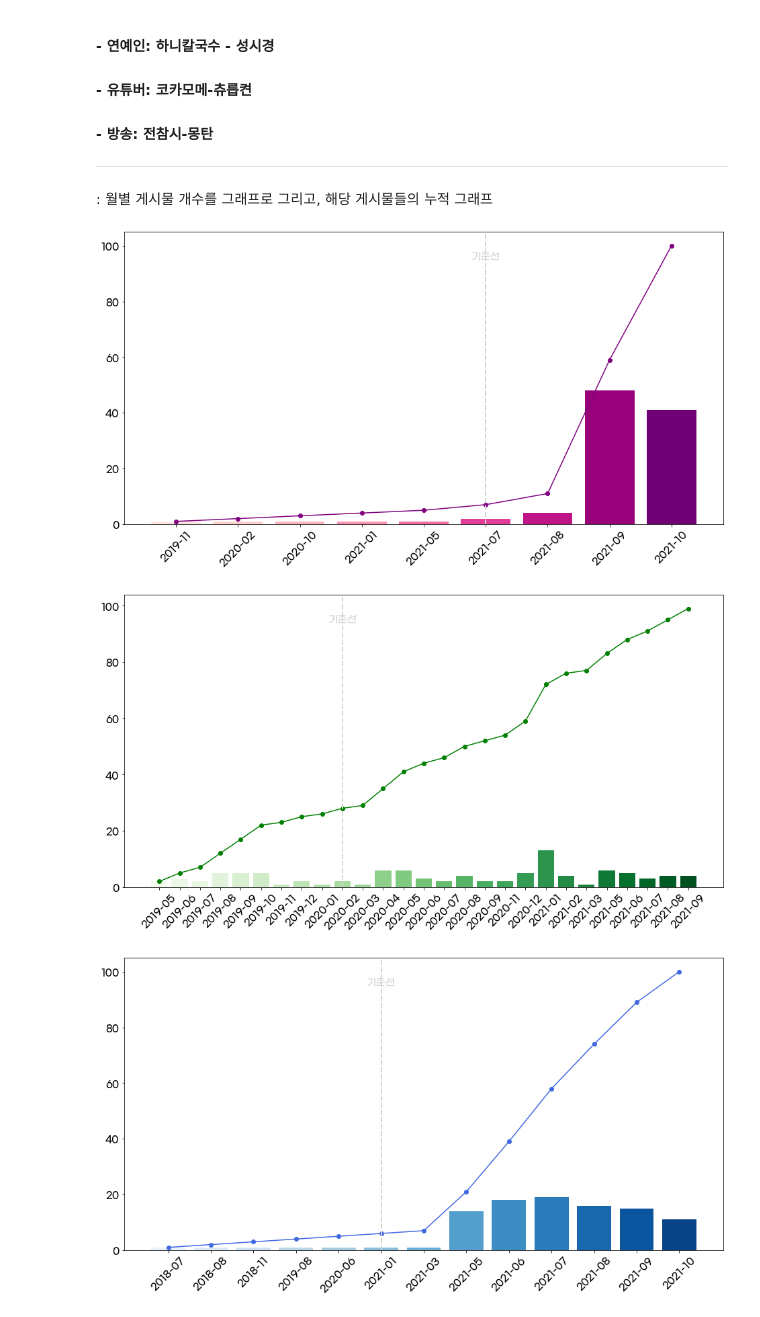
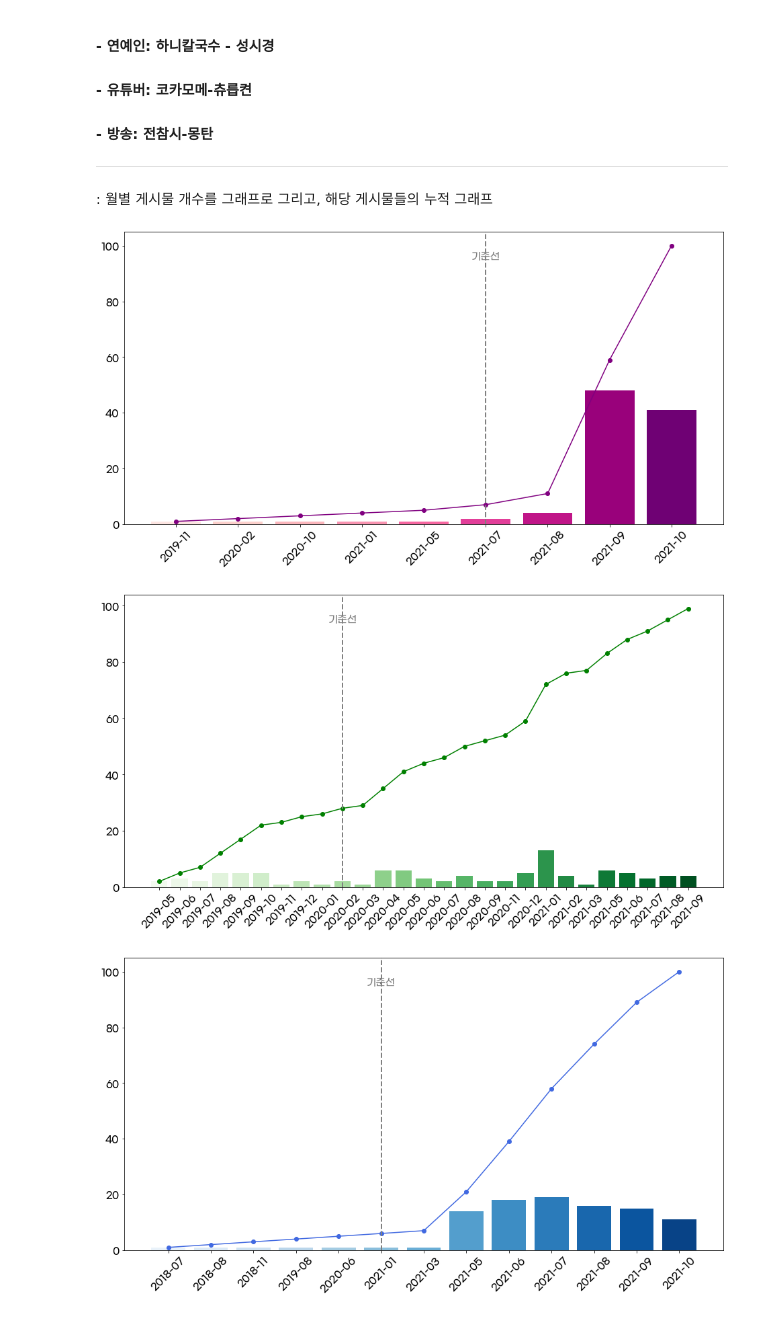
Before and after one commit to moonheee/restaurant-for-media, a Jupyter notebook: instagram_visualization.ipynb, the cells around one changed output. Saved outputs shown, nothing was run; the diff lists cells and outputs as text; code cells hidden in the pictures.

```diff
--- a/instagram_visualization.ipynb
+++ b/instagram_visualization.ipynb
@@ -487,6 +492,7 @@ for item in lists:
 # %%
 import numpy as np
 
+plt.rc('font', size=15)
 filelist = ["오죽이네_최자", "가쯔렛_츄릅켠", "다연닭갈비_생활의달인"]
 referenceDate = ['2021-07', '2020-02', "2021-01"]
 my_colors3 = ["RdPu", "Greens", "Blues"]
@@ -503,37 +509,37 @@ for i in range(len(filelist)):
     period_count.rename(columns = {"date": "count"}, inplace=True)
     # 누적합 열 추가하기
     period_count["cum"] = period_count[["count"]].cumsum()
     # 그래프 그리기
     plt.figure(figsize=(16,8))
     # 그래프를 그리기 위한 형변환
     period_count.index=period_count.index.to_series().astype(str)
     # 기준일 색깔 넣기
     my_color = np.where(period_count.index == referenceDate[0], 'skyblue', 'orange')
     # 라인그래프 그리기
     plt.plot(period_count.index, period_count["cum"], marker='o', color=my_colors4[i])
     # 기준일 그리기
     if referenceDate[i] == "2099-12":
             plt.text(len(period_count) / 2, period_count["cum"].max() * 0.95, "게시물 없음",
              fontsize = 15,
-             color='lightgray',
+             color='gray',
              horizontalalignment='center')
     else:
-        plt.axvline(referenceDate[i], color='lightgray', linestyle='--', linewidth=2)
+        plt.axvline(referenceDate[i], color='gray', linestyle='--', linewidth=2)
         plt.text(referenceDate[i], period_count["cum"].max() * 0.95, "기준선",
                  fontsize = 15,
-                 color='lightgray',
+                 color='gray',
                  horizontalalignment='center')
      # 바그래프 그리기
     plt.bar(period_count.index, period_count["count"], align='center',
             color=sns.color_palette(my_colors3[i], len(period_count)))
     plt.xticks(rotation=45)
     plt.xlabel(None)
     plt.ylabel(None)
     if len(period_count) > 30 :
         plt.xticks(period_count.index, [period_count.index[j] if (j % (len(period_count)//20)) == 1 else "" for j in range(len(period_count))])
-    plt.savefig('./output/naver/' + filelist[i] + ' 시계열 그래프_instagram.png', transparent = True)
+    plt.savefig('./output/instagram/' + filelist[i] + ' 시계열 그래프_instagram.png', transparent = True)
     plt.show()
 # %% [output]
-[figure, old version]
+[figure, new version]
-[figure, old version]
+[figure, new version]
-[figure, old version]
+[figure, new version]
```
Also changed, not shown: parts of 6 cells of this notebook, 17 other files.
